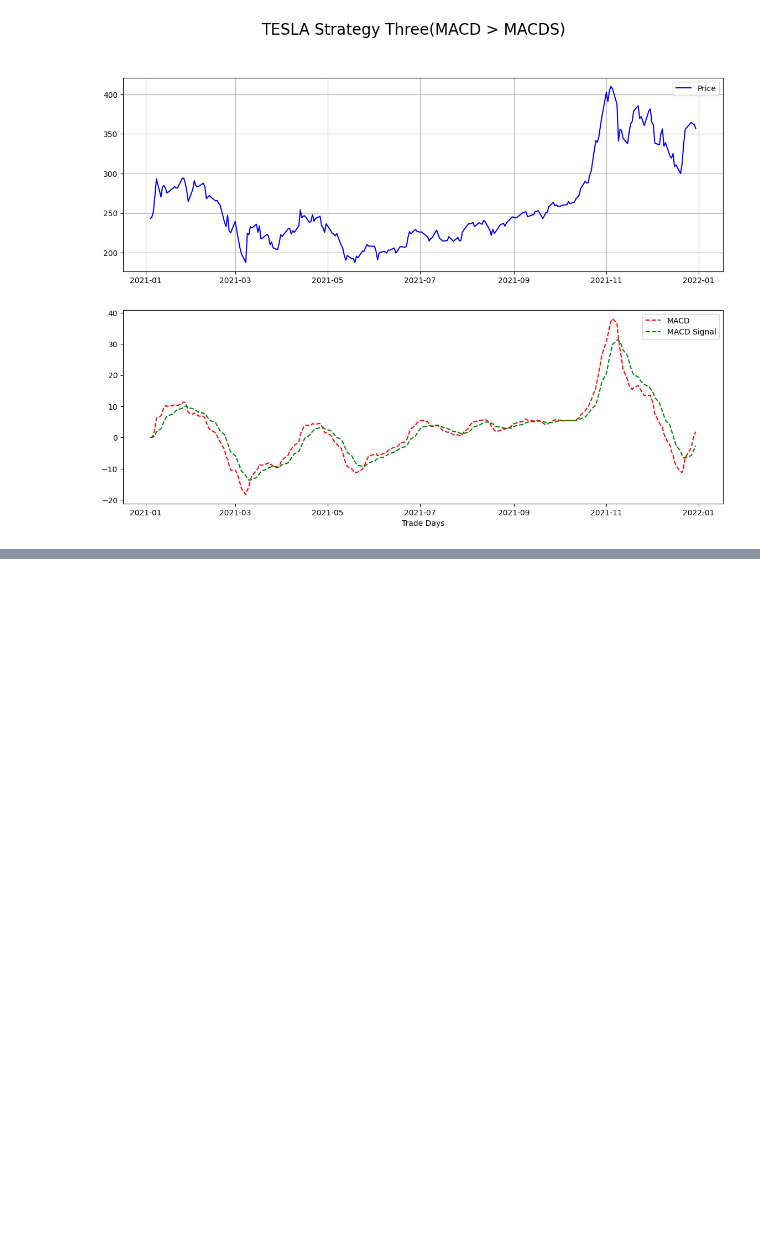
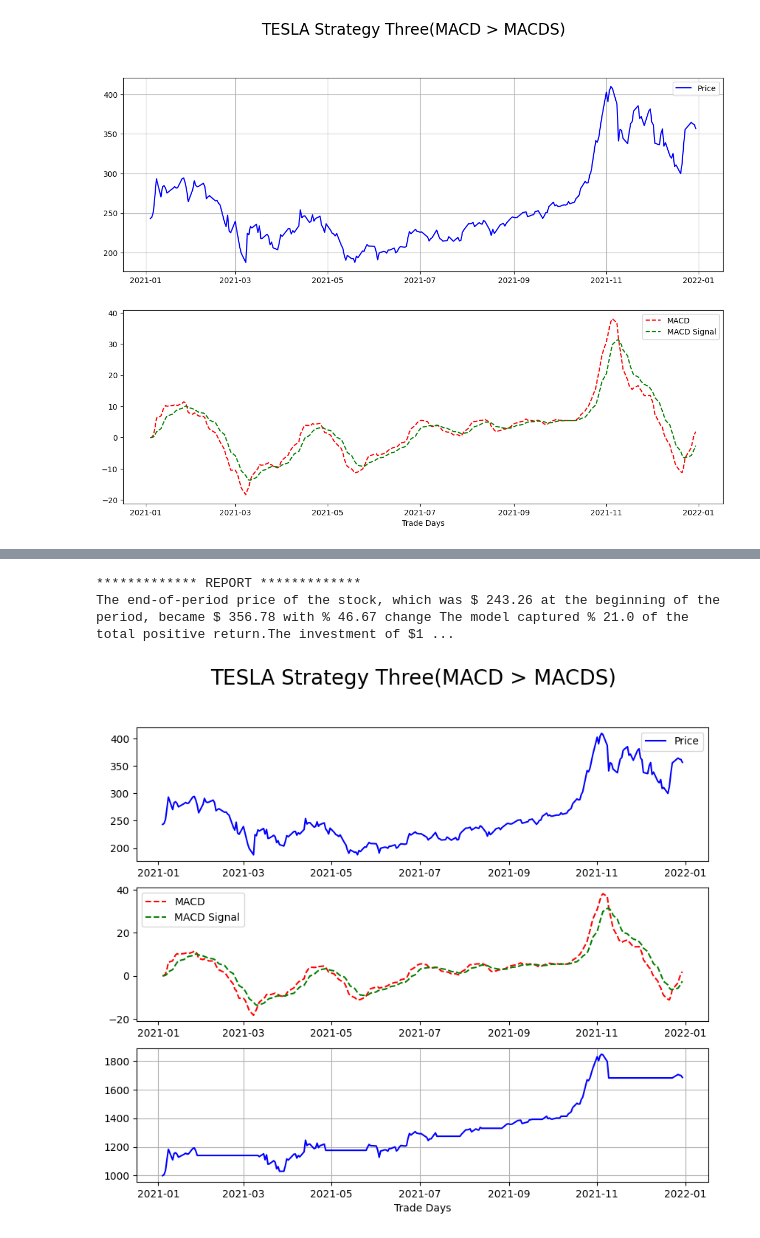
Before and after one commit to batuhanmtl/Time-Series-Analysis, a Jupyter notebook: Multivariate Regression/StockPricePrediction.ipynb, the cells around one changed output, grey strips where cells are left out. Drawn from its saved outputs; the diff is of its cells as text; code cells hidden in the pictures; blank space fills up the shorter version.

Commit message:
stock price predict

```diff
--- a/Multivariate Regression/StockPricePrediction.ipynb
+++ b/Multivariate Regression/StockPricePrediction.ipynb
@@ -294,0 +297,3 @@ plt.show()
+# %%
+df["value_s3"] = 1000*(1+(np.where(df["buy_s3"]==1,
+                                0.95*df["return_pct"],0)).cumsum())
@@ -294,0 +330,28 @@ plt.show()
+# %%
+print("************* REPORT *************")
+print("The end-of-period price of the stock, which was $",df["price"][0].round(2),
+    "at the beginning of the period, became $",df["price"][-1].round(2),"with %",
+    (100*(df["price"][-1]-df["price"][0])/df["price"][0]).round(2),"change","The model captured %",
+    100*(sum(np.where((df["buy_s3"]==1),df["return_pct"],0))/sum(np.where((df["return_pct"]>0),
+                                                                    df["return_pct"],0))).round(2),
+    "of the total positive return.The investment of $1000 at the beginning of the period became $",
+    df["value_s3"][-1].round(2),
+    "on the first",len(df),"days.")
+# %% [output]
+************* REPORT *************
+The end-of-period price of the stock, which was $ 243.26 at the beginning of the period, became $ 356.78 with % 46.67 change The model captured % 21.0 of the total positive return.The investment of $1 ...
+# %%
+f,axarr = plt.subplots(3,sharex=False,figsize=(10,8))
+f.suptitle('TESLA Strategy Three(MACD > MACDS)', fontsize=20)
+axarr[0].plot(df["price"],label="Price",color='blue')
+axarr[0].legend(loc='best')
+axarr[1].plot(df["MACD"],label="MACD",color='red',linestyle='--')
+axarr[1].plot(df["MACD_signal"],label="MACD Signal",color='green',linestyle='--')
+
+axarr[1].legend(loc='best')
+axarr[2].plot(df["value_s3"],label="Algorithmic Gain",color='blue')
+plt.grid(True)
+plt.xlabel('Trade Days')
+plt.show()
+# %% [output]
+[figure, added]
```
Also changed, not shown: parts of 4 cells of this notebook.
